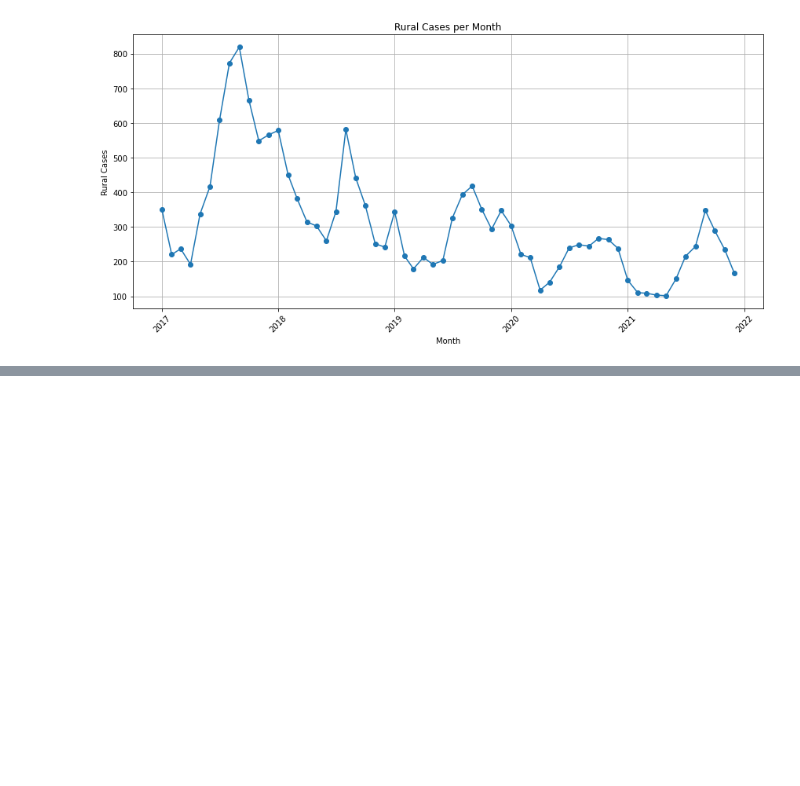
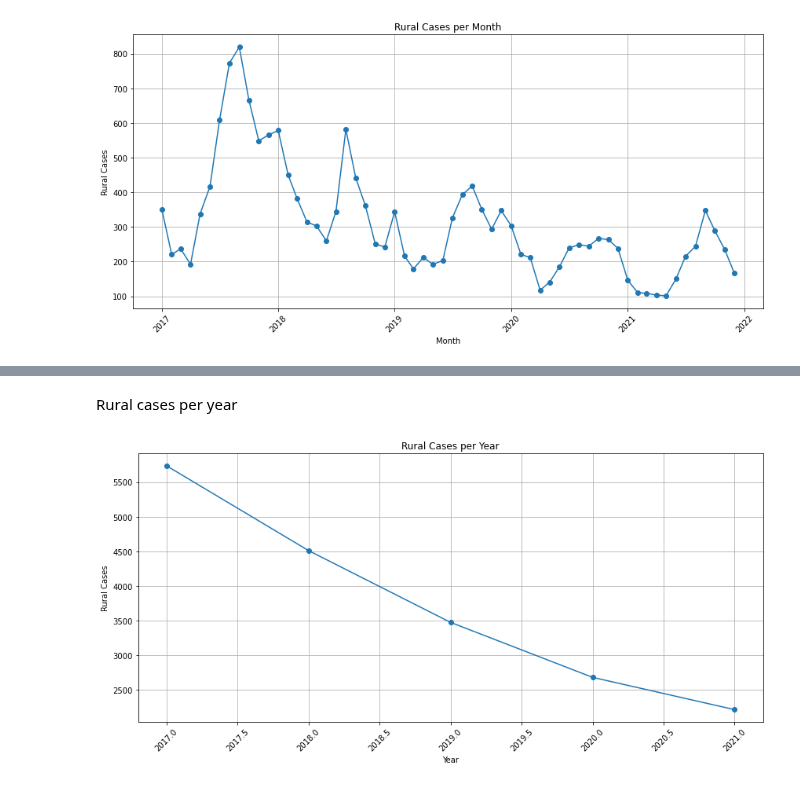
Before and after one commit to RaphaLevy/Study_on_Malaria_dynamics, a Jupyter notebook: sivep_data/Manaus_Pop_and_Cases_2017_2021.ipynb, the cells around one changed output, grey strips where cells are left out. Cells and saved outputs as stored; diff of their text form; code cells hidden in the pictures; blank space fills up the shorter version.

Commit message:
Adds plots for rural yearly cases from 2017 to 2021

```diff
--- a/sivep_data/Manaus_Pop_and_Cases_2017_2021.ipynb
+++ b/sivep_data/Manaus_Pop_and_Cases_2017_2021.ipynb
@@ -870,3 +870,8 @@ plt.tight_layout()
 plt.show()
 # %% [output]
 [figure]
+# %%
+cases_manaus_by_month['MONTH_NOTIF'] = pd.to_datetime(cases_manaus_by_month['MONTH_NOTIF'])
+cases_manaus_by_year = cases_manaus_by_month.groupby(cases_manaus_by_month['MONTH_NOTIF'].dt.year)['TOTAL_CASES', 'RURAL_CASES'].sum().reset_index()
+cases_manaus_by_year.columns = ['YEAR', 'TOTAL_CASES', 'RURAL_CASES']
+cases_manaus_by_year
@@ -872,0 +885,16 @@ plt.show()
+# %% [markdown]
+Rural cases per year
+# %%
+plt.figure(figsize=(12, 6))
+plt.plot(cases_manaus_by_year['YEAR'], cases_manaus_by_year['RURAL_CASES'], marker='o')
+
+plt.title('Rural Cases per Year')
+plt.xlabel('Year')
+plt.ylabel('Rural Cases')
+plt.xticks(rotation=45)
+plt.grid(True)
+
+plt.tight_layout()
+plt.show()
+# %% [output]
+[figure, added]
```
Also changed, not shown: parts of 2 cells of this notebook.
